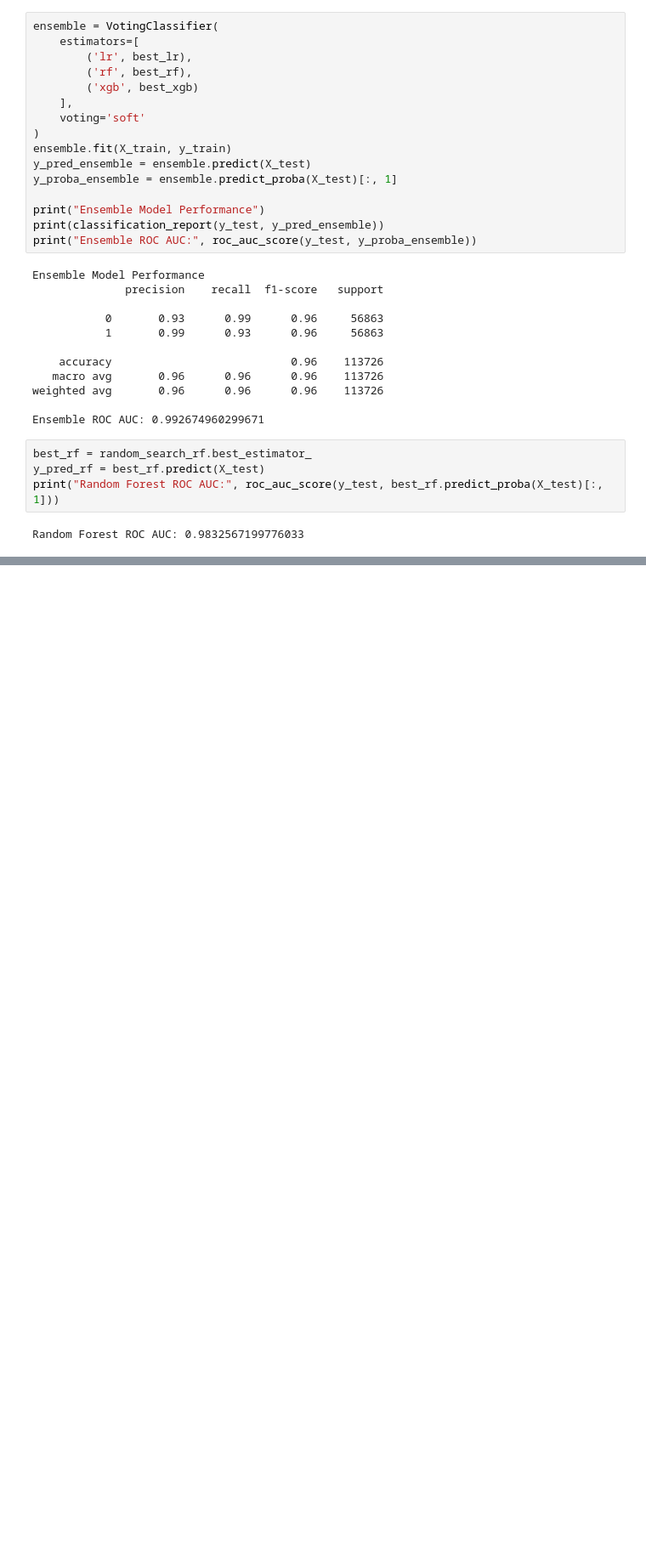
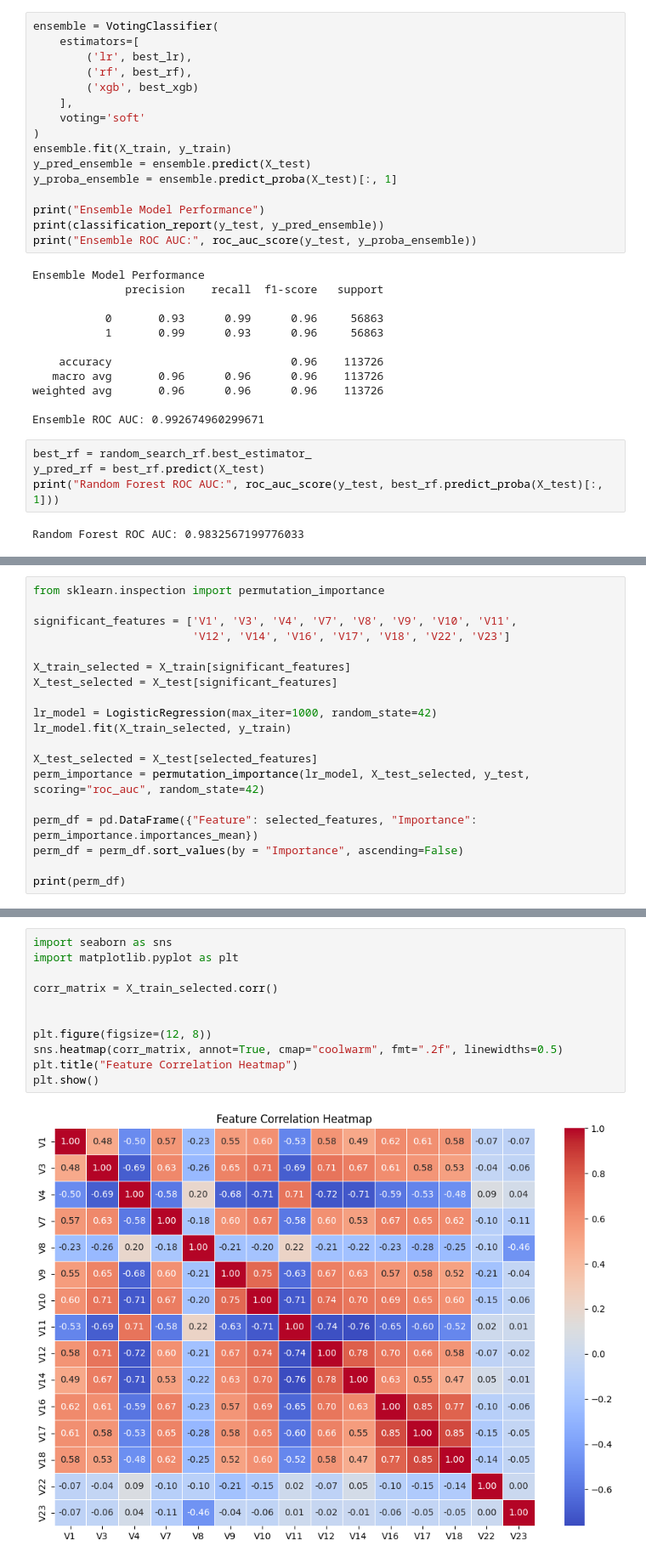
Before and after one commit to beflexiblebeme/CreditCard-Fraud-Detection, a Jupyter notebook: notebooks/03_LogisticRegression.ipynb, the cells around one changed output, grey strips where cells are left out. Shown: that part at 85% size. Cells and saved outputs as stored; diff of their text form; blank space fills up the shorter version.

```diff
--- a/notebooks/03_LogisticRegression.ipynb
+++ b/notebooks/03_LogisticRegression.ipynb
@@ -154,0 +239,19 @@ Random Forest ROC AUC: 0.9832567199776033
+# %%
+from sklearn.inspection import permutation_importance
+
+significant_features = ['V1', 'V3', 'V4', 'V7', 'V8', 'V9', 'V10', 'V11',
+                        'V12', 'V14', 'V16', 'V17', 'V18', 'V22', 'V23']
+
+X_train_selected = X_train[significant_features]
+X_test_selected = X_test[significant_features]
+
+lr_model = LogisticRegression(max_iter=1000, random_state=42)
+lr_model.fit(X_train_selected, y_train)
+
+X_test_selected = X_test[selected_features]
+perm_importance = permutation_importance(lr_model, X_test_selected, y_test, scoring="roc_auc", random_state=42)
+
+perm_df = pd.DataFrame({"Feature": selected_features, "Importance": perm_importance.importances_mean})
+perm_df = perm_df.sort_values(by = "Importance", ascending=False)
+
+print(perm_df)
@@ -154,0 +275,13 @@ Random Forest ROC AUC: 0.9832567199776033
+# %%
+import seaborn as sns
+import matplotlib.pyplot as plt
+
+corr_matrix = X_train_selected.corr()
+
+
+plt.figure(figsize=(12, 8))
+sns.heatmap(corr_matrix, annot=True, cmap="coolwarm", fmt=".2f", linewidths=0.5)
+plt.title("Feature Correlation Heatmap")
+plt.show()
+# %% [output]
+[figure, added]
```
Also changed, not shown: parts of 16 cells of this notebook, 1 other file.
